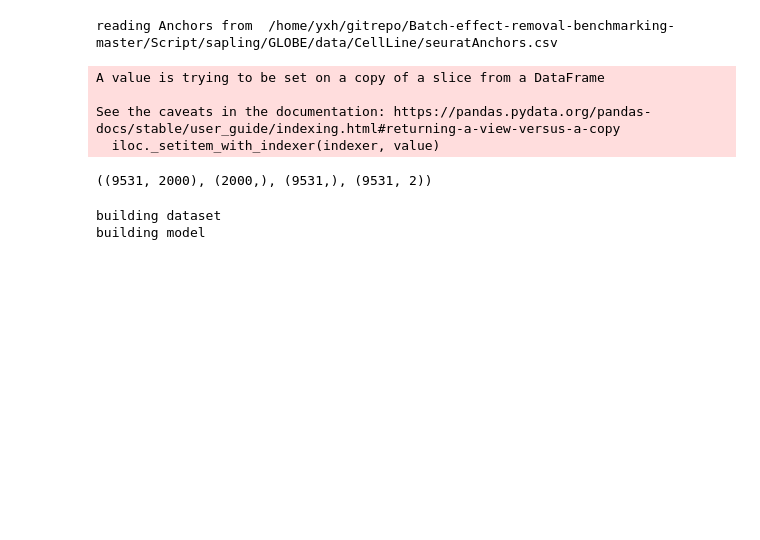
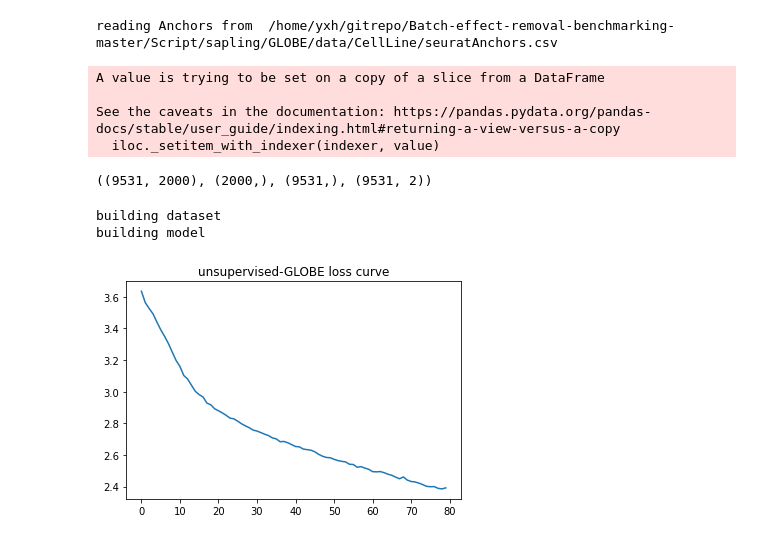
Before and after one commit to CSUBioGroup/GLOBE-release, a Jupyter notebook: demo/CellLine.ipynb, the cells around one changed output. Drawn from its saved outputs; the diff is of its cells as text; code cells hidden in the pictures; blank space fills up the shorter version.

```diff
--- a/demo/CellLine.ipynb
+++ b/demo/CellLine.ipynb
@@ -121,19 +121,20 @@ globe.build_model(
 building dataset
 building model
 # %%
-# # to be released after publishment
-# # training
-# globe.train(
-#     temp=args.temp,
-#     lr=args.lr,
-#     batch_size=args.batch_size,
-#     epochs=args.eps,
-#     plot_loss=args.plot_loss,
-#     save_freq=args.save_freq,
-#     weight_decay=args.weight_decay,
-#     num_workers=args.num_workers,
-#     view='double'
-# )
+# training
+globe.train(
+    temp=args.temp,
+    lr=args.lr,
+    batch_size=args.batch_size,
+    epochs=args.eps,
+    plot_loss=args.plot_loss,
+    save_freq=args.save_freq,
+    weight_decay=args.weight_decay,
+    num_workers=args.num_workers,
+    view='double'
+)
+# %% [output]
+[figure, added]
 # %%
 # loading checkpoints
 globe.load_ckpt(10)
```
Also changed, not shown: parts of 2 cells of this notebook, 36 other files.
